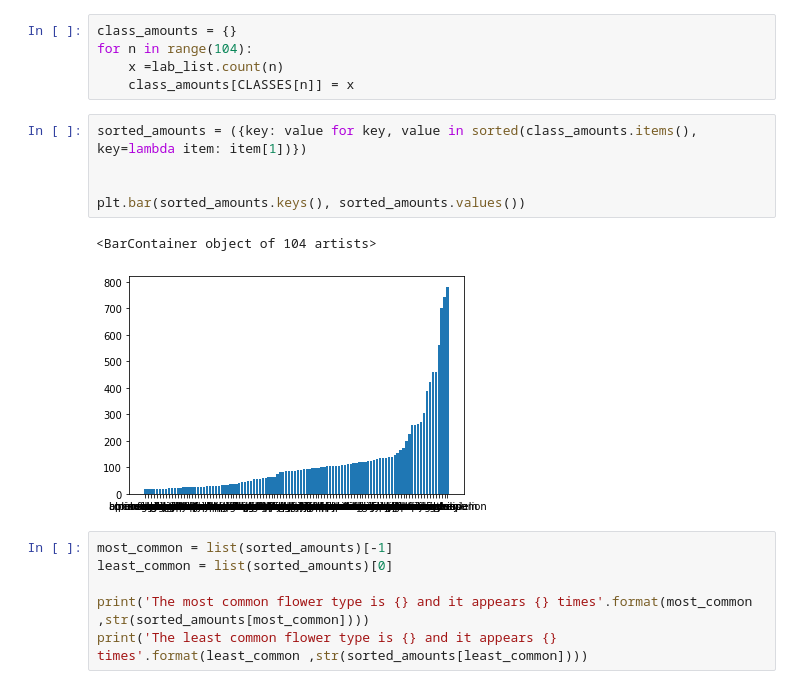
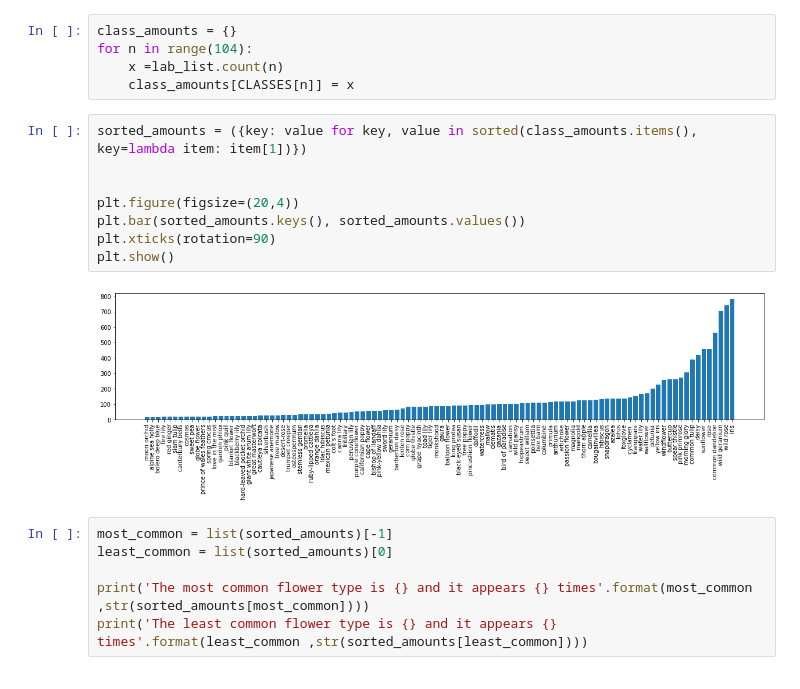
Before and after one commit to krsim/CapstoneTwo, a Jupyter notebook: flowereda.ipynb, the cells around one changed output. Saved outputs shown, nothing was run; the diff lists cells and outputs as text.

```diff
--- a/flowereda.ipynb
+++ b/flowereda.ipynb
@@ -265,11 +265,13 @@ for n in range(104):
 # %%
 sorted_amounts = ({key: value for key, value in sorted(class_amounts.items(), key=lambda item: item[1])})
 
 
+plt.figure(figsize=(20,4))
 plt.bar(sorted_amounts.keys(), sorted_amounts.values())
+plt.xticks(rotation=90)
+plt.show()
 # %% [output]
-<BarContainer object of 104 artists>
-[figure, old version]
+[figure, new version]
 # %%
 most_common = list(sorted_amounts)[-1]
 least_common = list(sorted_amounts)[0]
```
Also changed, not shown: parts of 1 cell of this notebook.
